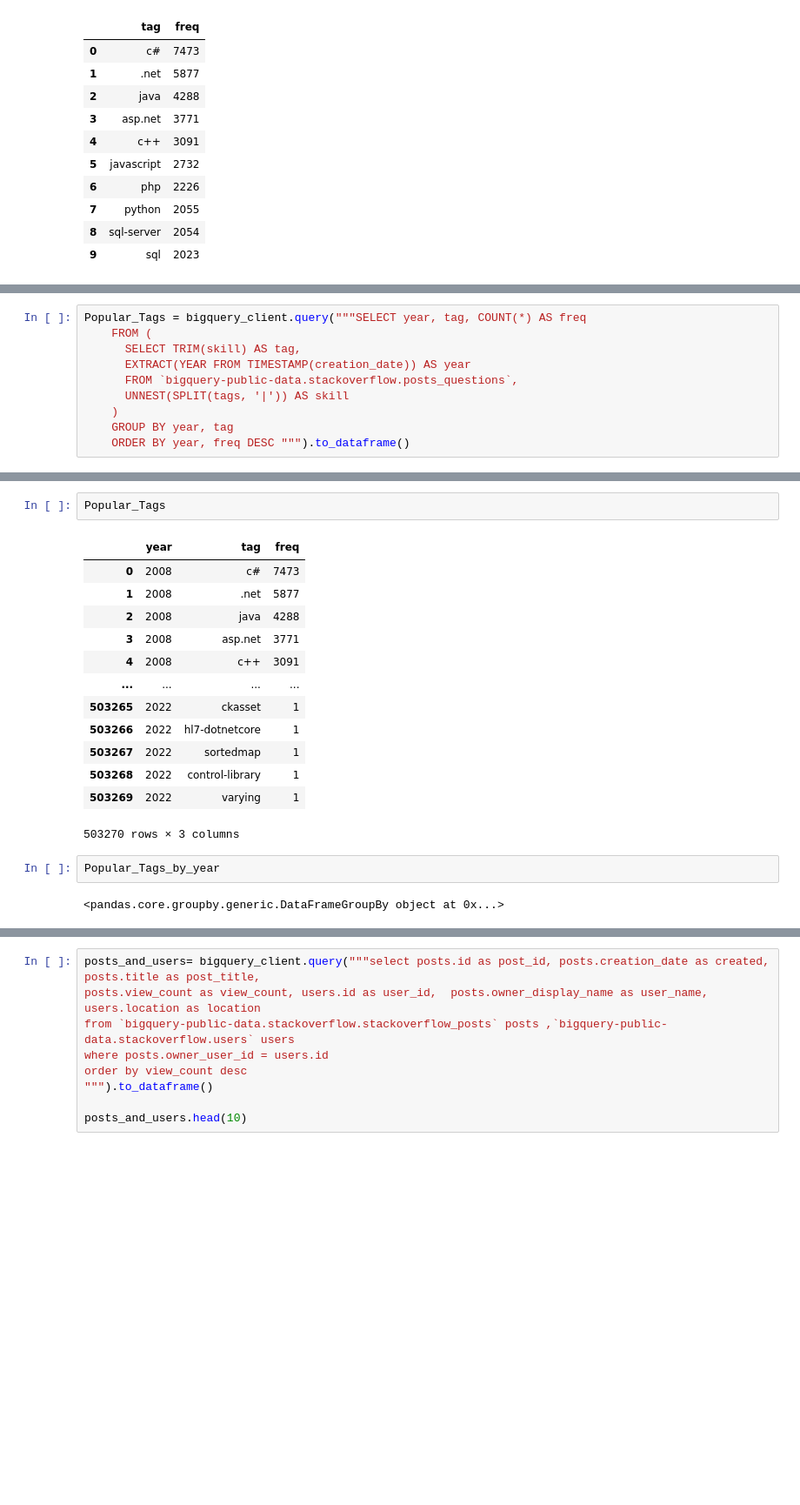
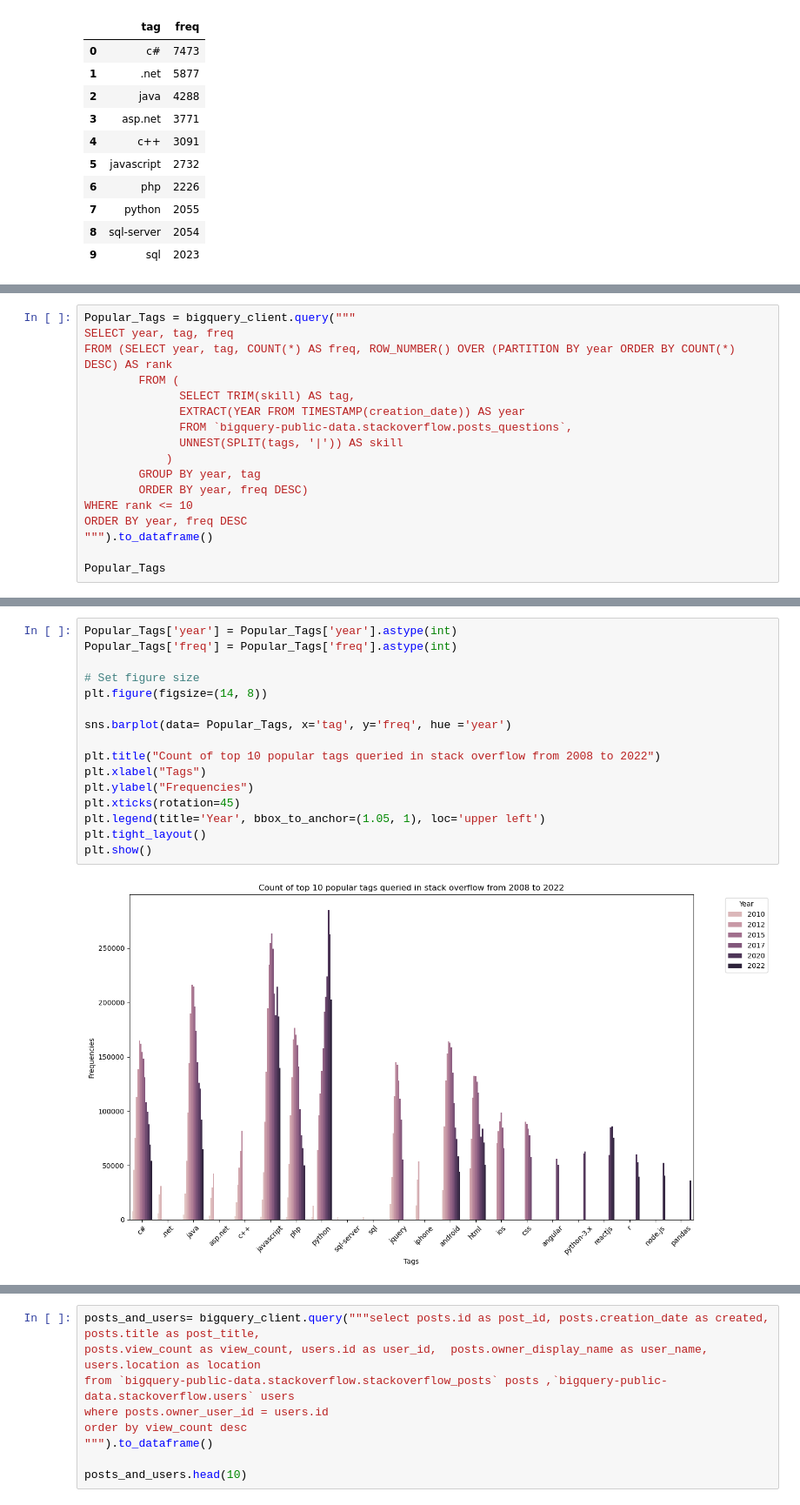
Before and after one commit to vrsyvby/bda-assignment-parta, a Jupyter notebook: BigQuery.ipynb, the cells around one changed output, grey strips where cells are left out. Shown at 87% size. Saved outputs shown, nothing was run; the diff lists cells and outputs as text; blank space fills up the shorter version.

```diff
--- a/BigQuery.ipynb
+++ b/BigQuery.ipynb
@@ -244,10 +257,17 @@ popular_tags_by_debut_year
 # %%
-Popular_Tags = bigquery_client.query("""SELECT year, tag, COUNT(*) AS freq
-    FROM (
-      SELECT TRIM(skill) AS tag,
-      EXTRACT(YEAR FROM TIMESTAMP(creation_date)) AS year
-      FROM `bigquery-public-data.stackoverflow.posts_questions`,
-      UNNEST(SPLIT(tags, '|')) AS skill
-    )
-    GROUP BY year, tag
-    ORDER BY year, freq DESC """).to_dataframe()
+Popular_Tags = bigquery_client.query("""
+SELECT year, tag, freq
+FROM (SELECT year, tag, COUNT(*) AS freq, ROW_NUMBER() OVER (PARTITION BY year ORDER BY COUNT(*) DESC) AS rank
+        FROM (
+              SELECT TRIM(skill) AS tag,
+              EXTRACT(YEAR FROM TIMESTAMP(creation_date)) AS year
+              FROM `bigquery-public-data.stackoverflow.posts_questions`,
+              UNNEST(SPLIT(tags, '|')) AS skill
+            )
+        GROUP BY year, tag
+        ORDER BY year, freq DESC)
+WHERE rank <= 10
+ORDER BY year, freq DESC
+""").to_dataframe()
+
+Popular_Tags
@@ -254,20 +288,18 @@ Popular_Tags = bigquery_client.query("""SELECT year, tag, COUNT(*) AS freq
-# %%
-Popular_Tags
-# %% [output]
-|  | year | tag | freq |
-| 0 | 2008 | c# | 7473 |
-| 1 | 2008 | .net | 5877 |
-| 2 | 2008 | java | 4288 |
-| 3 | 2008 | asp.net | 3771 |
-| 4 | 2008 | c++ | 3091 |
-| ... | ... | ... | ... |
-| 503265 | 2022 | ckasset | 1 |
-| 503266 | 2022 | hl7-dotnetcore | 1 |
-| 503267 | 2022 | sortedmap | 1 |
-| 503268 | 2022 | control-library | 1 |
-| 503269 | 2022 | varying | 1 |
-503270 rows × 3 columns
-# %%
-Popular_Tags_by_year
-# %% [output]
-<pandas.core.groupby.generic.DataFrameGroupBy object at 0x...>
+# %%
+Popular_Tags['year'] = Popular_Tags['year'].astype(int)
+Popular_Tags['freq'] = Popular_Tags['freq'].astype(int)
+
+# Set figure size
+plt.figure(figsize=(14, 8))
+
+sns.barplot(data= Popular_Tags, x='tag', y='freq', hue ='year')
+
+plt.title("Count of top 10 popular tags queried in stack overflow from 2008 to 2022")
+plt.xlabel("Tags")
+plt.ylabel("Frequencies")
+plt.xticks(rotation=45)
+plt.legend(title='Year', bbox_to_anchor=(1.05, 1), loc='upper left')
+plt.tight_layout()
+plt.show()
+# %% [output]
+[figure, added]
```
Also changed, not shown: parts of 4 cells of this notebook.
